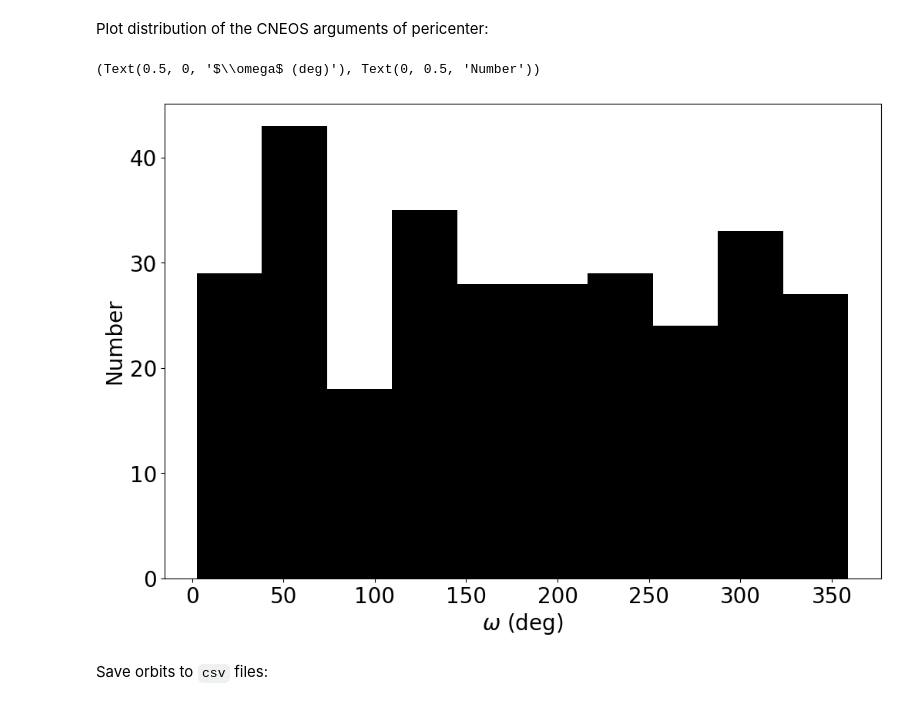
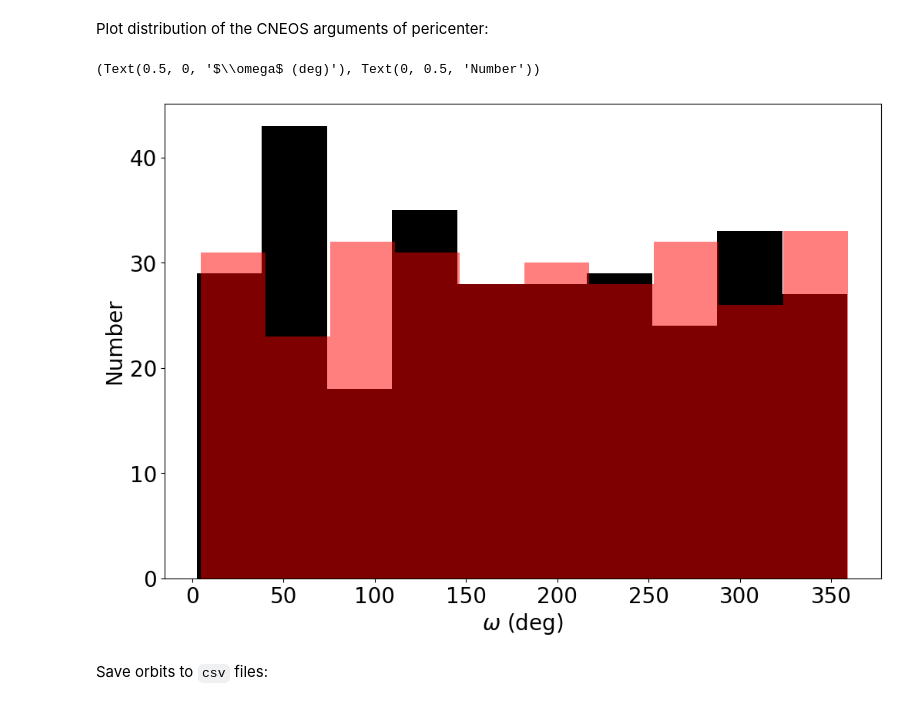
Before and after one commit to ia-chow/Thesis, a Jupyter notebook: dynamics/impact_probabilities.ipynb, the cells around one changed output. Cells and saved outputs as stored; diff of their text form; code cells hidden in the pictures.

```diff
--- a/dynamics/impact_probabilities.ipynb
+++ b/dynamics/impact_probabilities.ipynb
@@ -662,10 +662,11 @@ Plot distribution of the CNEOS arguments of pericenter:
 # %%
 plt.figure(figsize = (12, 8))
 plt.hist(cneos_peris_raw, bins='auto', color='k')
+plt.hist(cneos_nodes_raw, bins='auto', color='r', alpha=0.5)
 plt.xlabel(r'$\omega$ (deg)'), plt.ylabel(r'Number')
 # %% [output]
 (Text(0.5, 0, '$\\omega$ (deg)'), Text(0, 0.5, 'Number'))
-[figure, old version]
+[figure, new version]
 # %% [markdown]
 Save orbits to `csv` files:
 # %%
```
Also changed, not shown: 5 other files.
